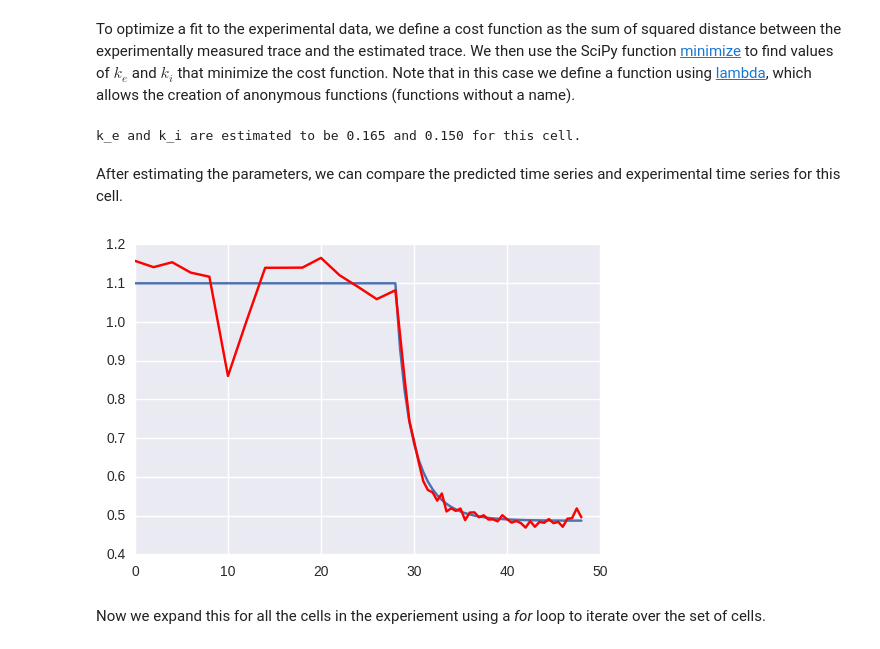
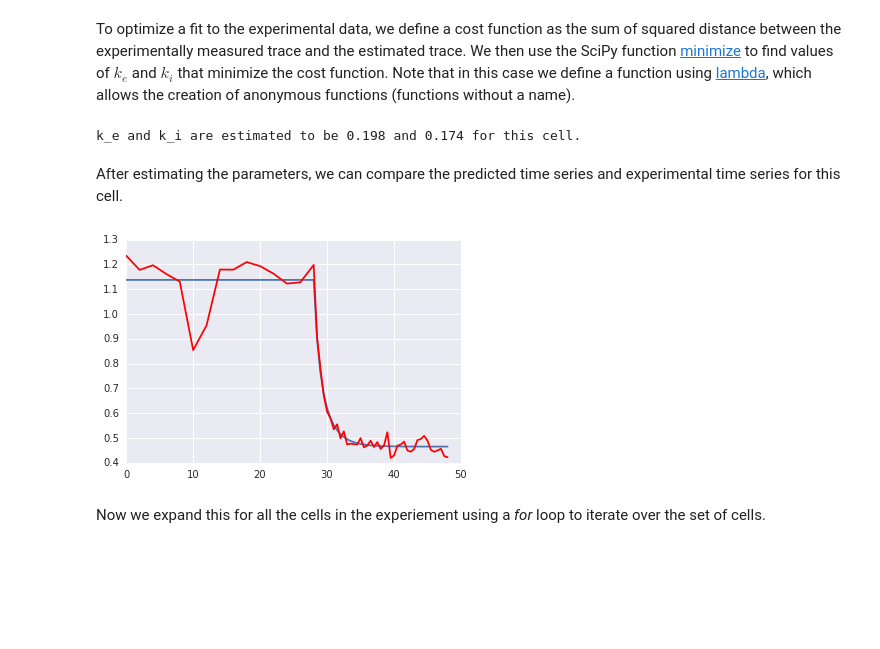
Before and after one commit to t10823gm/covertrace, a Jupyter notebook: doc/jupyter_examples/ktr_modeling.ipynb, the cells around one changed output. Saved outputs shown, nothing was run; the diff lists cells and outputs as text; code cells hidden in the pictures; blank space fills up the shorter version.

```diff
--- a/doc/jupyter_examples/ktr_modeling.ipynb
+++ b/doc/jupyter_examples/ktr_modeling.ipynb
@@ -25,6 +25,7 @@ from covertrace import ops_plotter
 from covertrace import ops_bool
 # %%
 data_folder = join(dirname(dirname(dirname(abspath(os.curdir)))), 'covertrack', 'output')
+data_folder = '/home/Celltk/output/'
 # %% [markdown]
 ## KTR Model
 # %% [markdown]
@@ -94,12 +93,13 @@ This combination of activation and inactivation will provide a large dynamic ran
 Again, we use $k_v = \dfrac{r_{n,2} - r_{n,1}}{r_{c,1} - r_{c,2}}$.
 Let's use the frames between 50 min to 80 min and 90 min to the end for our activated and inhibited conditions, respectively. We can access these data using *site.data* and take the average using the NumPy function *nanmean*.
 # %%
-site = sites.Pos001
-time1 = np.array(site.data.time)
-r_n_1 = np.nanmean(site.data['nuclei', 'YFP', 'median_intensity'][:, (time1 >= 50) * (time1 <= 80)])
-r_n_2 = np.nanmean(site.data['nuclei', 'YFP', 'median_intensity'][:, time1 >= 90])
-r_c_1 = np.nanmean(site.data['cytoplasm', 'YFP', 'median_intensity'][:, (time1 >= 50) * (time1 <= 80)])
-r_c_2 = np.nanmean(site.data['cytoplasm', 'YFP', 'median_intensity'][:, time1 >= 90])
-estimated_k_v = (r_n_2 - r_n_1)/(r_c_1 - r_c_2)
+site = sites.Pos0
+time1 = np.array(site.time)
+r_n_1 = np.nanmean(site['nuc', 'YFP', 'median_intensity'][:, (time1 >= 50) * (time1 <= 80)])
+r_n_2 = np.nanmean(site['nuc', 'YFP', 'median_intensity'][:, time1 >= 90])
+r_c_1 = np.nanmean(site['cyto', 'YFP', 'median_intensity'][:, (time1 >= 50) * (time1 <= 80)])
+r_c_2 = np.nanmean(site['cyto', 'YFP', 'median_intensity'][:, time1 >= 90])
+estimated_k_v = float((r_n_2 - r_n_1)/(r_c_1 - r_c_2))
 print 'k_v is {0:1.2f}'.format(estimated_k_v)
+estimated_k_v = 4.0
 # %% [output]
@@ -121,8 +121,7 @@ sites_mut = Sites(parent_folder_mut, sub_folders_mut, conditions_mut, file_name=
 # %% [markdown]
 Leptomycin B (LMB) is a potent inhibitor of nuclear export. The cells are treated with LMB at 2 min for Pos004 and at 28 min for Pos005, leading to a net nuclear translocation in both cases.
 # %%
-sites_mut.set_state(['cytoplasm', 'YFP', 'median_ratio'])
-fig, axes = sites_mut.iterate(plot_tsplot)
+fig, axes = ops_plotter.plot_tsplot(sites_mut['cyto', 'YFP', 'median_ratio'])
 axes[0].set_ylabel('C/N ratio')
 [ax.set_xlabel('Time (min)') for ax in axes]
 # %% [output]
@@ -132,6 +131,6 @@ axes[0].set_ylabel('C/N ratio')
 # %%
-aa_ratio = sites_mut.Pos004.data['cytoplasm', 'YFP', 'median_ratio']
-ee_ratio = sites_mut.Pos005.data['cytoplasm', 'YFP', 'median_ratio']
+aa_ratio = np.array(sites_mut.Pos004['cyto', 'YFP', 'median_ratio'])
+ee_ratio = np.array(sites_mut.Pos005['cyto', 'YFP', 'median_ratio'])
 # %% [markdown]
 We use the following system of differential equations to decribe reporter concentration in the nucleus (r<sub>n</sub>) and cytoplasm (r<sub>c</sub>).
 # %% [markdown]
@@ -199,18 +198,18 @@ est_ei_ratio, est_k_i = ret.x  # parameters
 est_k_e = est_ei_ratio * est_k_i
 print 'k_e and k_i are estimated to be {0:1.3f} and {1:1.3f} for this cell.'.format(est_k_e, est_k_i)
 # %% [output]
-k_e and k_i are estimated to be 0.165 and 0.150 for this cell.
+k_e and k_i are estimated to be 0.198 and 0.174 for this cell.
 # %% [markdown]
 After estimating the parameters, we can compare the predicted time series and experimental time series for this cell.
 # %%
 ts_pre_inh = odeint(ode_mutant_model, [est_k_e, est_k_i], time_ee[time_ee<=t_inh_ee],  (estimated_k_v, est_k_i, est_k_e), rtol=1e-4)
 ts_post_inh = odeint(ode_mutant_model, [est_k_e, est_k_i], time_ee[time_ee>t_inh_ee],  (estimated_k_v, est_k_i, h_ee[cell_id] * est_k_e), rtol=1e-4)
 
 plt.plot(time_ee, np.concatenate(([i[0]/i[1] for i in ts_pre_inh], [i[0]/i[1] for i in ts_post_inh])))
-plt.hold(True)
+# plt.hold(True)
 plt.plot(time_ee, first_cell, 'r');
 # %% [output]
-[figure, old version]
+[figure, new version]
 # %% [markdown]
 Now we expand this for all the cells in the experiement using a *for* loop to iterate over the set of cells.
 # %%
```
Also changed, not shown: parts of 24 cells of this notebook, 1 other file.
